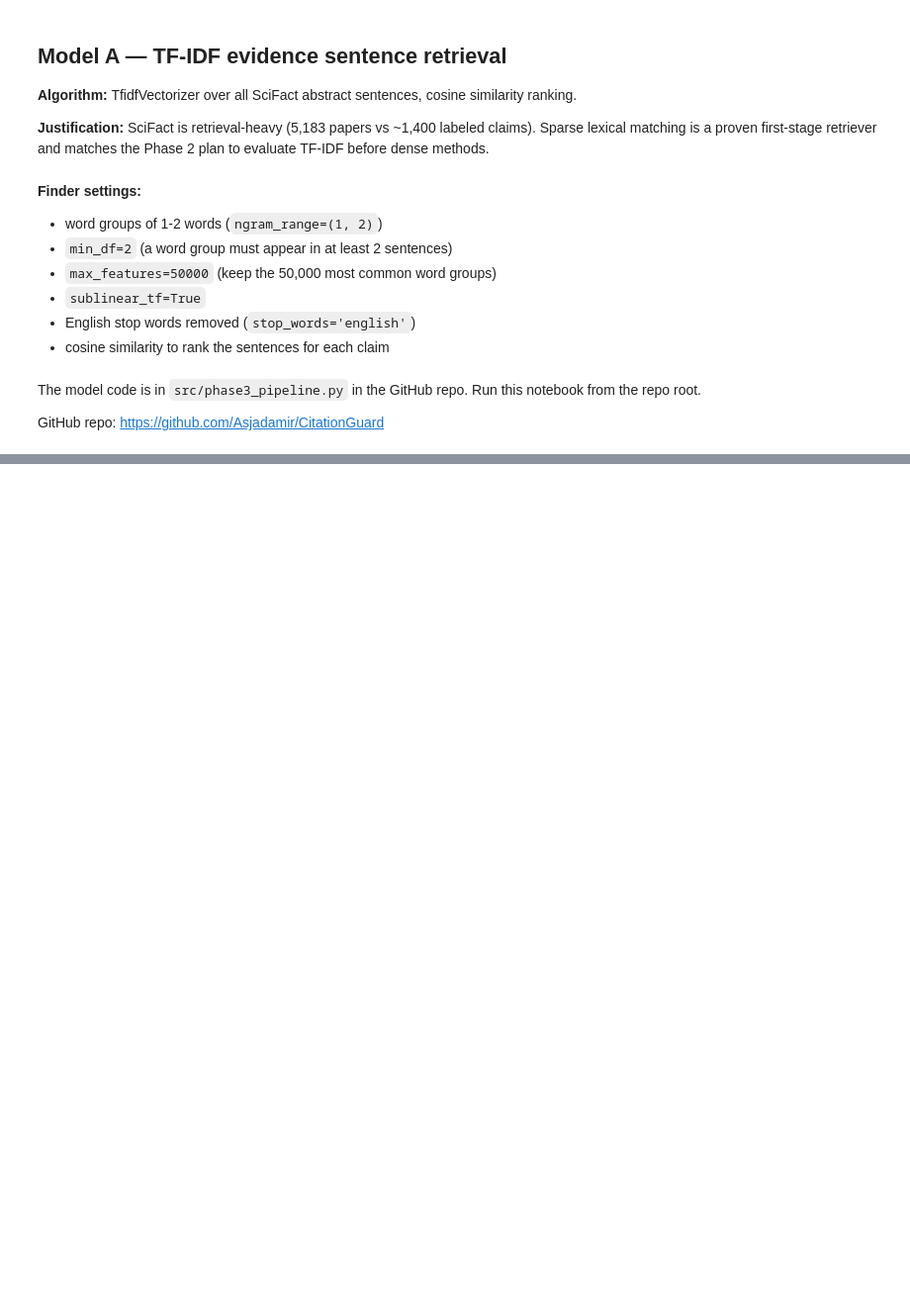
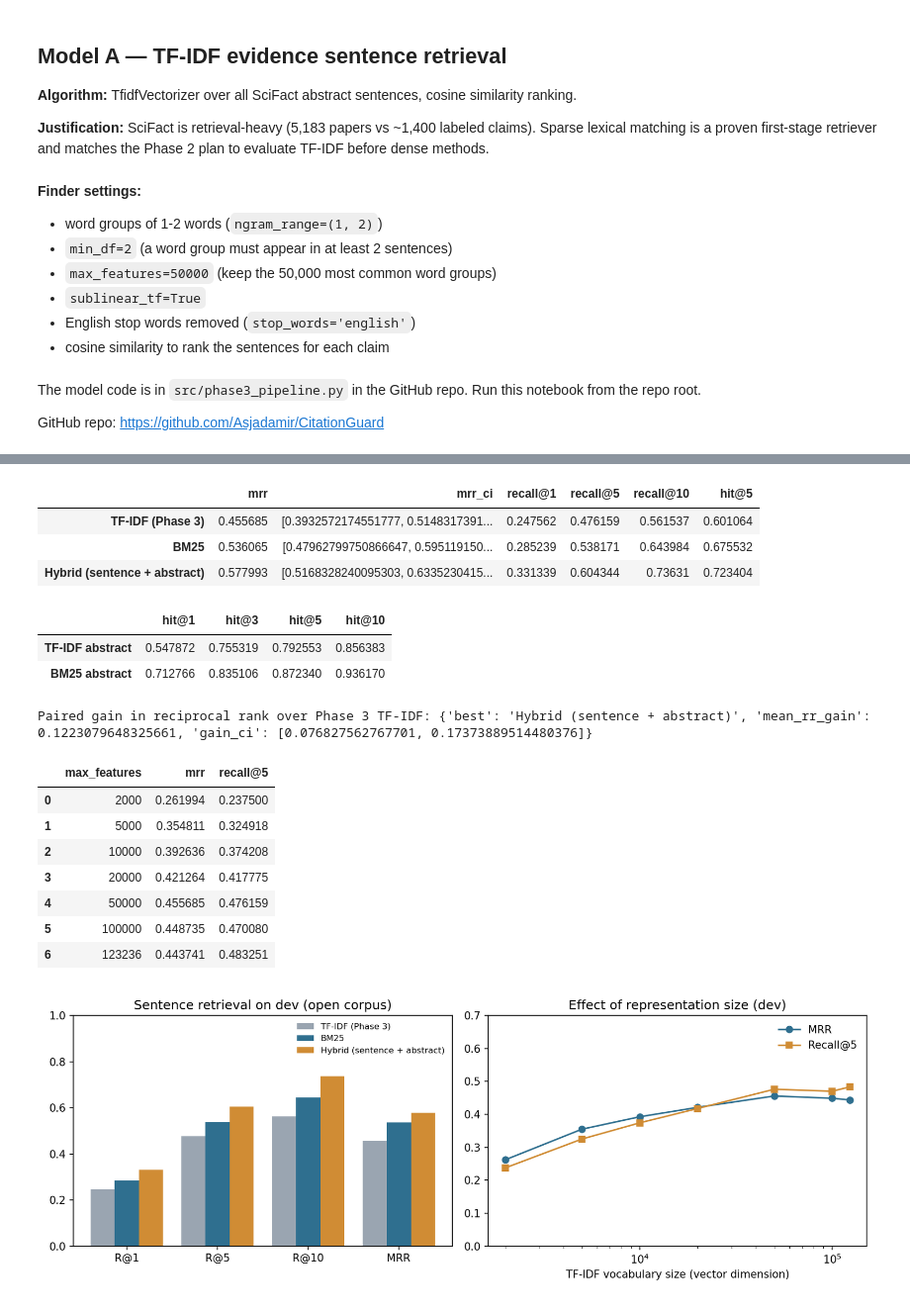
Before and after one commit to Asjadamir/CitationGuard, a Jupyter notebook: F26-04.ipynb, the cells around one changed output, grey strips where cells are left out. Shown at 99% size. Saved outputs shown, nothing was run; the diff lists cells and outputs as text; code cells hidden in the pictures; blank space fills up the shorter version.

```diff
--- a/F26-04.ipynb
+++ b/F26-04.ipynb
@@ -986,0 +1007,6 @@ Artifacts:
+# %%
+from IPython.display import Image
+import phase4_evaluation as p4
+
+p4.main()
+ev = json.loads((RESULTS / 'phase4_evaluation.json').read_text(encoding='utf-8'))
@@ -986,0 +1035,25 @@ Artifacts:
+# %%
+r = ev['retrieval']
+display(pd.DataFrame(r['sentence_retrieval_dev']).T[['mrr', 'mrr_ci', 'recall@1', 'recall@5', 'recall@10', 'hit@5']])
+display(pd.DataFrame(r['abstract_retrieval_dev']).T)
+print('Paired gain in reciprocal rank over Phase 3 TF-IDF:', r['paired_vs_phase3'])
+display(pd.DataFrame(r['vocab_size_sweep_dev']))
+display(Image(filename=str(FIGURES / 'phase4_retrieval_comparison.png')))
+# %% [output]
+|  | mrr | mrr_ci | recall@1 | recall@5 | recall@10 | hit@5 |
+| TF-IDF (Phase 3) | 0.455685 | [0.3932572174551777, 0.5148317391... | 0.247562 | 0.476159 | 0.561537 | 0.601064 |
+| BM25 | 0.536065 | [0.47962799750866647, 0.595119150... | 0.285239 | 0.538171 | 0.643984 | 0.675532 |
+| Hybrid (sentence + abstract) | 0.577993 | [0.5168328240095303, 0.6335230415... | 0.331339 | 0.604344 | 0.73631 | 0.723404 |
+|  | hit@1 | hit@3 | hit@5 | hit@10 |
+| TF-IDF abstract | 0.547872 | 0.755319 | 0.792553 | 0.856383 |
+| BM25 abstract | 0.712766 | 0.835106 | 0.872340 | 0.936170 |
+Paired gain in reciprocal rank over Phase 3 TF-IDF: {'best': 'Hybrid (sentence + abstract)', 'mean_rr_gain': 0.1223079648325661, 'gain_ci': [0.076827562767701, 0.17373889514480376]}
+|  | max_features | mrr | recall@5 |
+| 0 | 2000 | 0.261994 | 0.237500 |
+| 1 | 5000 | 0.354811 | 0.324918 |
+| 2 | 10000 | 0.392636 | 0.374208 |
+| 3 | 20000 | 0.421264 | 0.417775 |
+| 4 | 50000 | 0.455685 | 0.476159 |
+| 5 | 100000 | 0.448735 | 0.470080 |
+| 6 | 123236 | 0.443741 | 0.483251 |
+[figure, added]
```
Also changed, not shown: parts of 21 cells of this notebook, 21 other files.
